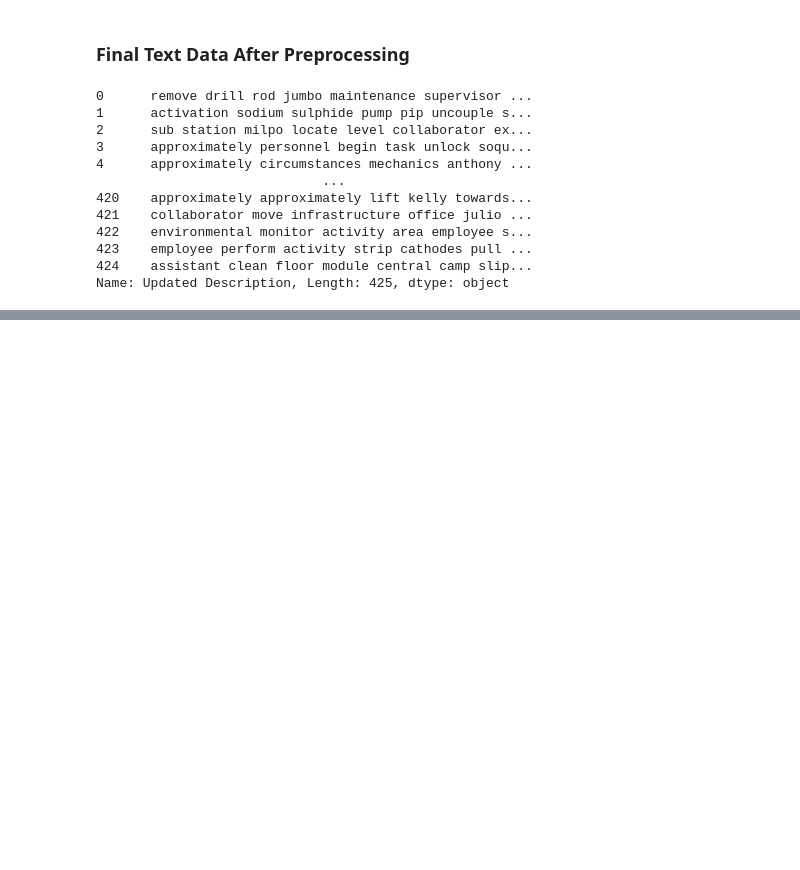
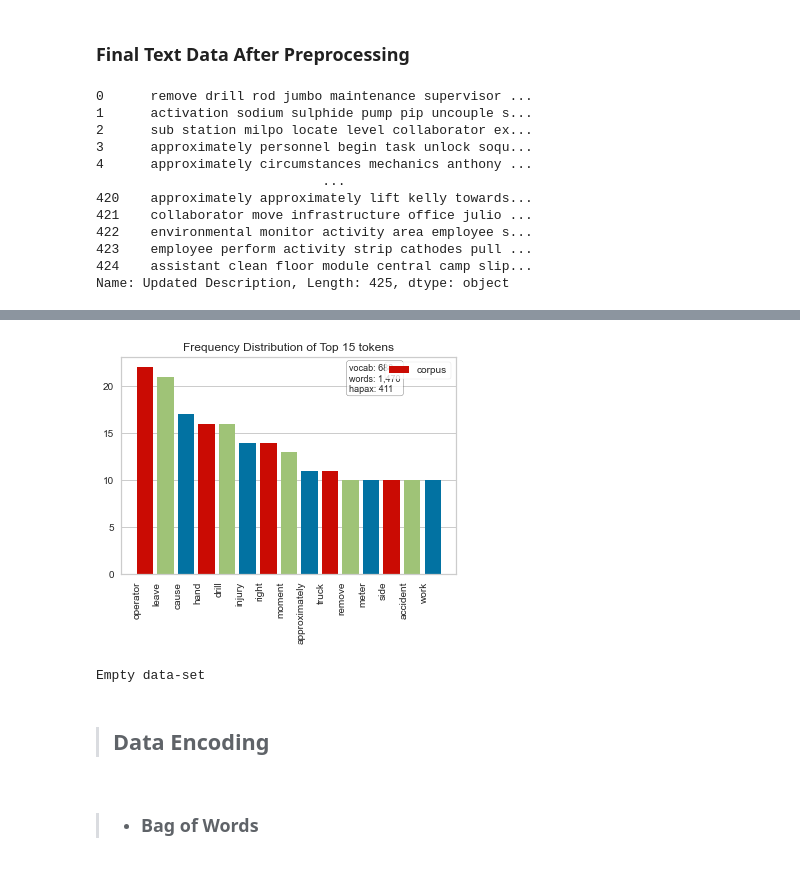
Before and after one commit to gowniyan-s/aiml-chatbot-indsafe, a Jupyter notebook: capstone-eda.ipynb, the cells around one changed output, grey strips where cells are left out. Drawn from its saved outputs; the diff is of its cells as text; code cells hidden in the pictures; blank space fills up the shorter version.

```diff
--- a/capstone-eda.ipynb
+++ b/capstone-eda.ipynb
@@ -285,0 +363,12 @@ industrial_safety_df.head()
+# %%
+show_text_freq(texts_in_severity_high)
+# %% [output]
+[figure, added]
+# %%
+show_text_freq(texts_in_severity_critical)
+# %% [output]
+Empty data-set
+# %% [markdown]
+> ## Data Encoding
+# %% [markdown]
+> - ### Bag of Words
```
Also changed, not shown: parts of 16 cells of this notebook.
